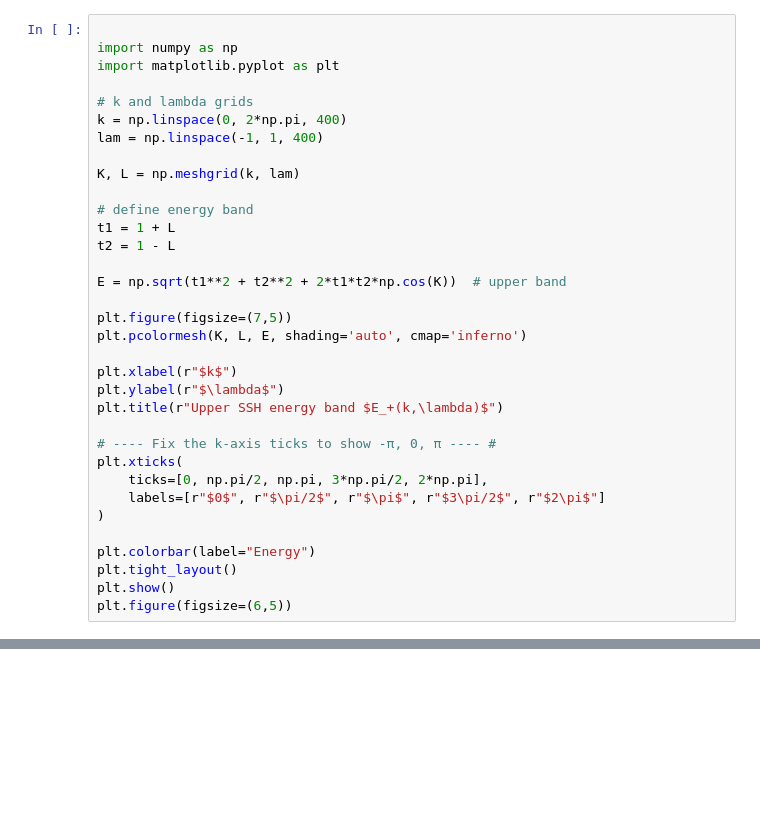
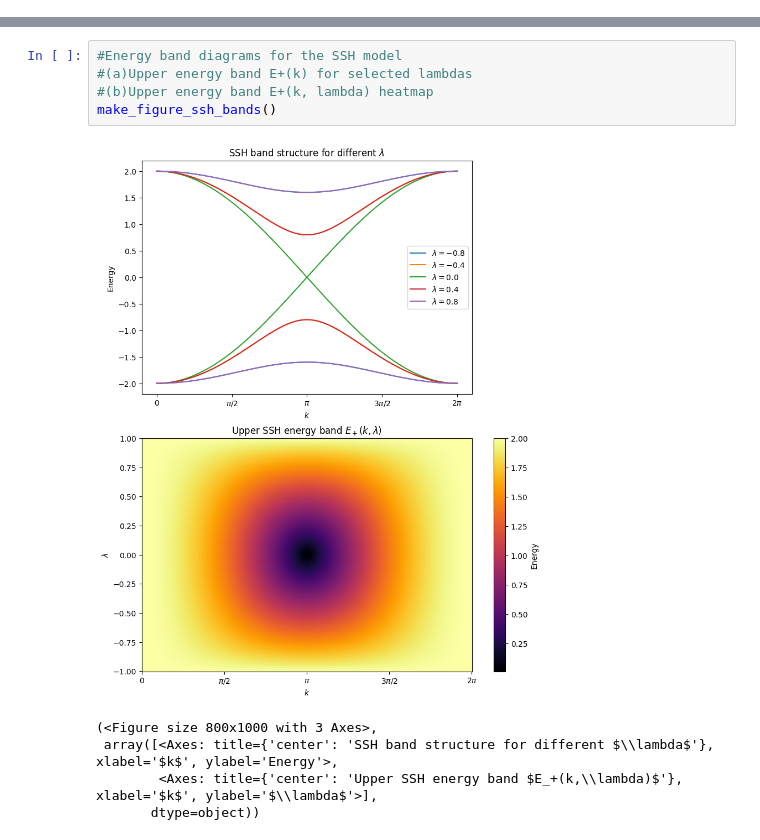
Before and after one commit to zeynepnursahinel/valorization-periodic-chain, a Jupyter notebook: periodic_chain.ipynb, the cells around one changed output, grey strips where cells are left out. Drawn from its saved outputs; the diff is of its cells as text; blank space fills up the shorter version.

```diff
--- a/periodic_chain.ipynb
+++ b/periodic_chain.ipynb
@@ -1,34 +0,0 @@
-# %%
-
-import numpy as np
-import matplotlib.pyplot as plt
-
-# k and lambda grids
-k = np.linspace(0, 2*np.pi, 400)
-lam = np.linspace(-1, 1, 400)
-
-K, L = np.meshgrid(k, lam)
-
-# define energy band
-t1 = 1 + L
-t2 = 1 - L
-
-E = np.sqrt(t1**2 + t2**2 + 2*t1*t2*np.cos(K))  # upper band
-
-plt.figure(figsize=(7,5))
-plt.pcolormesh(K, L, E, shading='auto', cmap='inferno')
-
-plt.xlabel(r"$k$")
-plt.ylabel(r"$\lambda$")
-plt.title(r"Upper SSH energy band $E_+(k,\lambda)$")
-
-# ---- Fix the k-axis ticks to show -π, 0, π ---- #
-plt.xticks(
-    ticks=[0, np.pi/2, np.pi, 3*np.pi/2, 2*np.pi],
-    labels=[r"$0$", r"$\pi/2$", r"$\pi$", r"$3\pi/2$", r"$2\pi$"]
-)
-
-plt.colorbar(label="Energy")
-plt.tight_layout()
-plt.show()
-plt.figure(figsize=(6,5))
@@ -121,0 +190,11 @@ plt.show()
+# %%
+#Energy band diagrams for the SSH model
+#(a)Upper energy band E+(k) for selected lambdas
+#(b)Upper energy band E+(k, lambda) heatmap
+make_figure_ssh_bands()
+# %% [output]
+[figure, added]
+(<Figure size 800x1000 with 3 Axes>,
+ array([<Axes: title={'center': 'SSH band structure for different $\\lambda$'}, xlabel='$k$', ylabel='Energy'>,
+        <Axes: title={'center': 'Upper SSH energy band $E_+(k,\\lambda)$'}, xlabel='$k$', ylabel='$\\lambda$'>],
+       dtype=object))
```
Also changed, not shown: parts of 5 cells of this notebook, 5 other files.
